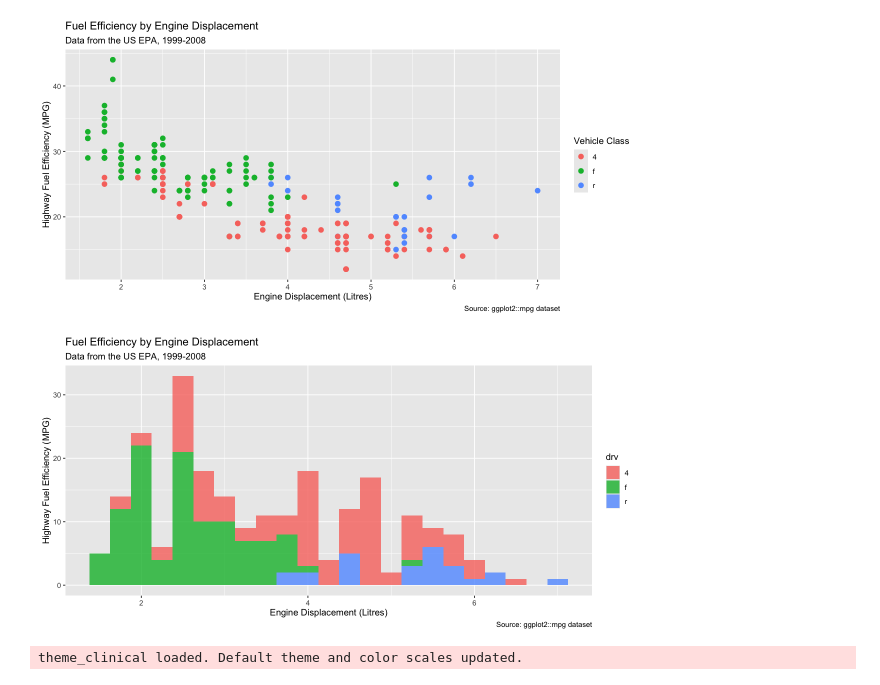
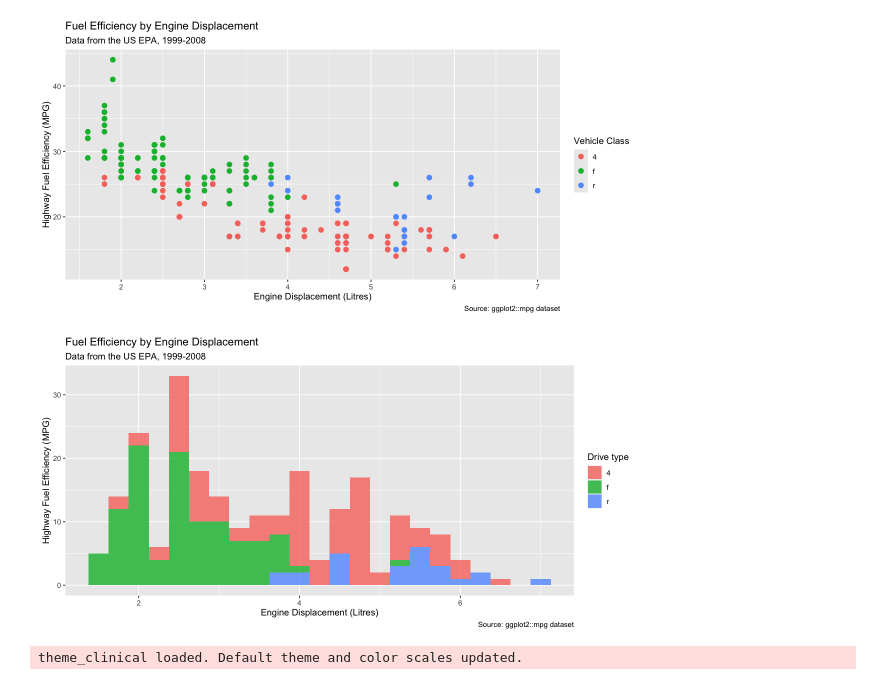
Before and after one commit to dbacsik/dbtools, a Jupyter notebook: viz/ggplot/test_plots.R.ipynb, the cells around one changed output. Drawn from its saved outputs; the diff is of its cells as text; code cells hidden in the pictures.

```diff
--- a/viz/ggplot/test_plots.R.ipynb
+++ b/viz/ggplot/test_plots.R.ipynb
@@ -20,17 +20,18 @@ sample_dot
 # %%
 sample_histo <- ggplot(mpg, aes(x = displ, fill = drv)) +
   geom_histogram(binwidth=0.25, alpha=0.8) +
   labs(
     title = "Fuel Efficiency by Engine Displacement",
     subtitle = "Data from the US EPA, 1999-2008",
     x = "Engine Displacement (Litres)",
     y = "Highway Fuel Efficiency (MPG)",
+    fill = "Drive type",
     caption = "Source: ggplot2::mpg dataset"
   )
 
 sample_histo
 # %% [output]
-[figure, old version]
+[figure, new version]
 # %%
 #source("theme_clinical.R")
 source("https://gitfront.io/r/dbacsik/Br9S897VuHE6/dbtools/raw/viz/ggplot/theme_clinical.R")
```
Also changed, not shown: parts of 1 cell of this notebook, 1 other file.
